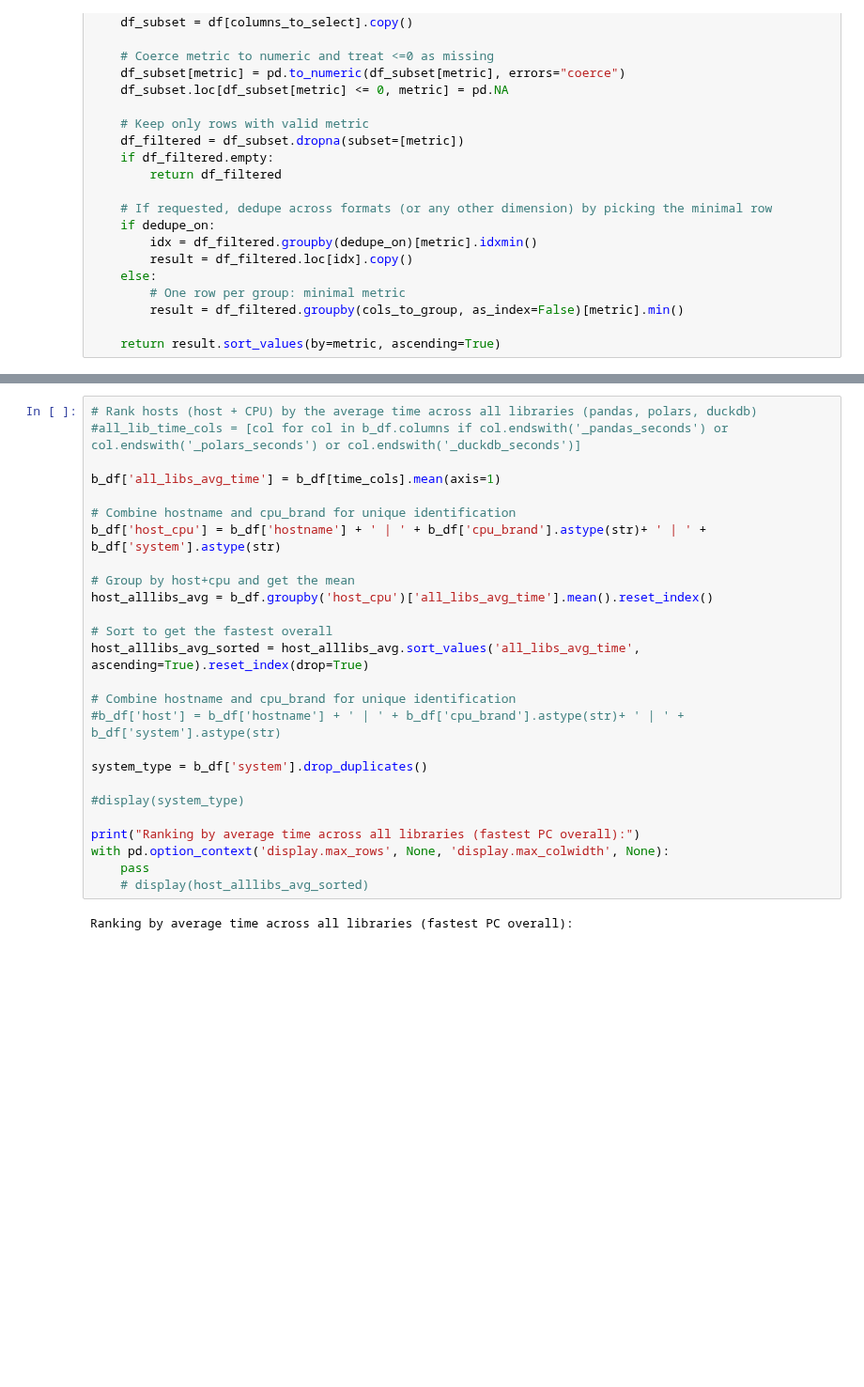
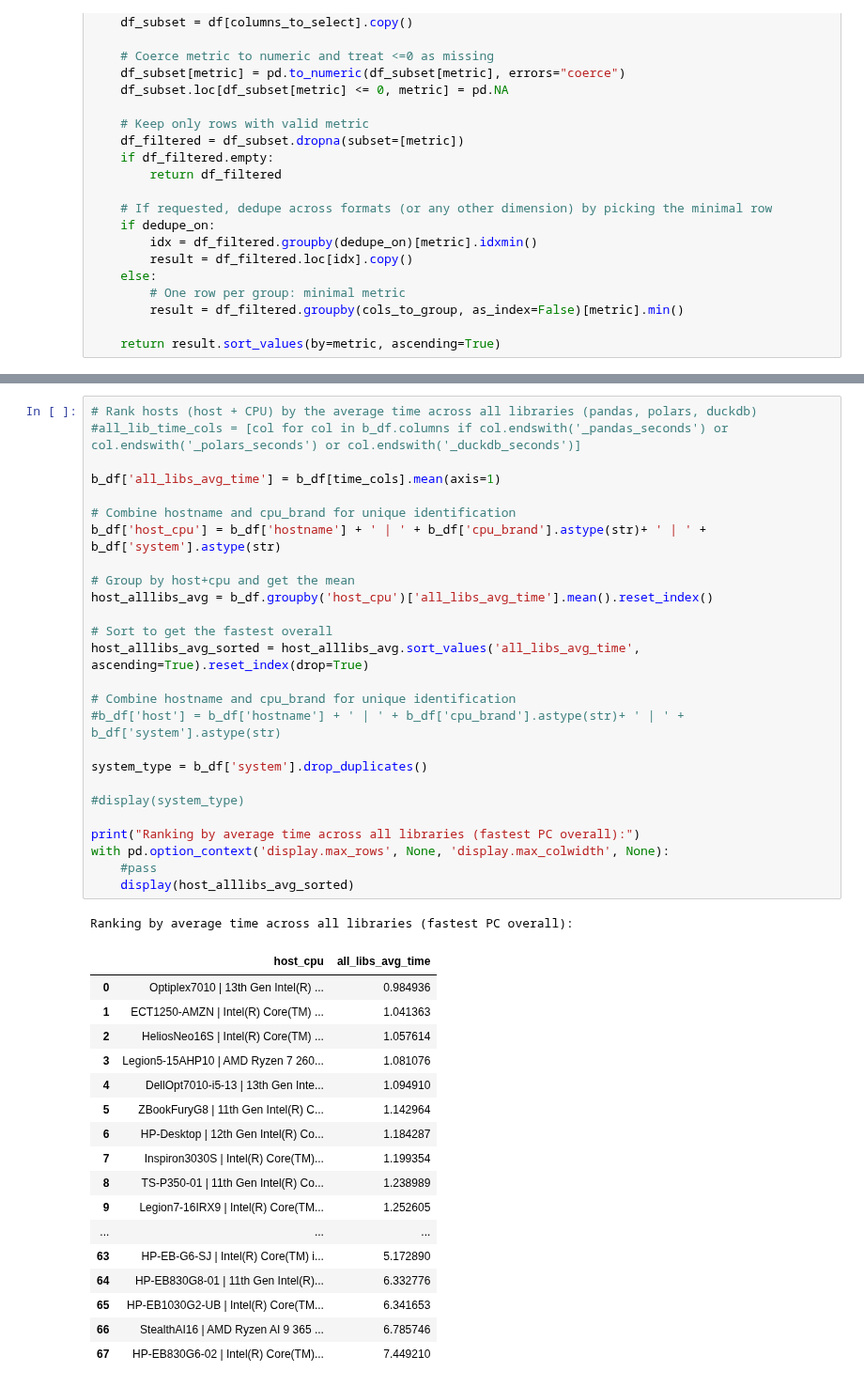
Before and after one commit to lcabrp/data_proc_benchmark, a Jupyter notebook: analysis/01_analysis.ipynb, the cells around one changed output, grey strips where cells are left out. Shown at 94% size. Saved outputs shown, nothing was run; the diff lists cells and outputs as text; blank space fills up the shorter version.

```diff
--- a/analysis/01_analysis.ipynb
+++ b/analysis/01_analysis.ipynb
@@ -390,31 +390,48 @@ Ranking by average duckdb time (ascending):
 # %%
 # Rank hosts (host + CPU) by the average time across all libraries (pandas, polars, duckdb)
 #all_lib_time_cols = [col for col in b_df.columns if col.endswith('_pandas_seconds') or col.endswith('_polars_seconds') or col.endswith('_duckdb_seconds')]
 
 b_df['all_libs_avg_time'] = b_df[time_cols].mean(axis=1)
 
 # Combine hostname and cpu_brand for unique identification
 b_df['host_cpu'] = b_df['hostname'] + ' | ' + b_df['cpu_brand'].astype(str)+ ' | ' + b_df['system'].astype(str)
 
 # Group by host+cpu and get the mean
 host_alllibs_avg = b_df.groupby('host_cpu')['all_libs_avg_time'].mean().reset_index()
 
 # Sort to get the fastest overall
 host_alllibs_avg_sorted = host_alllibs_avg.sort_values('all_libs_avg_time', ascending=True).reset_index(drop=True)
 
 # Combine hostname and cpu_brand for unique identification
 #b_df['host'] = b_df['hostname'] + ' | ' + b_df['cpu_brand'].astype(str)+ ' | ' + b_df['system'].astype(str)
 
 system_type = b_df['system'].drop_duplicates()
 
 #display(system_type)
 
 print("Ranking by average time across all libraries (fastest PC overall):")
 with pd.option_context('display.max_rows', None, 'display.max_colwidth', None):
-    pass
-    # display(host_alllibs_avg_sorted)
+    #pass
+    display(host_alllibs_avg_sorted)
 # %% [output]
 Ranking by average time across all libraries (fastest PC overall):
+|  | host_cpu | all_libs_avg_time |
+| 0 | Optiplex7010 | 13th Gen Intel(R) ... | 0.984936 |
+| 1 | ECT1250-AMZN | Intel(R) Core(TM) ... | 1.041363 |
+| 2 | HeliosNeo16S | Intel(R) Core(TM) ... | 1.057614 |
+| 3 | Legion5-15AHP10 | AMD Ryzen 7 260... | 1.081076 |
+| 4 | DellOpt7010-i5-13 | 13th Gen Inte... | 1.094910 |
+| 5 | ZBookFuryG8 | 11th Gen Intel(R) C... | 1.142964 |
+| 6 | HP-Desktop | 12th Gen Intel(R) Co... | 1.184287 |
+| 7 | Inspiron3030S | Intel(R) Core(TM)... | 1.199354 |
+| 8 | TS-P350-01 | 11th Gen Intel(R) Co... | 1.238989 |
+| 9 | Legion7-16IRX9 | Intel(R) Core(TM... | 1.252605 |
+| ... | ... | ... |
+| 63 | HP-EB-G6-SJ | Intel(R) Core(TM) i... | 5.172890 |
+| 64 | HP-EB830G8-01 | 11th Gen Intel(R)... | 6.332776 |
+| 65 | HP-EB1030G2-UB | Intel(R) Core(TM... | 6.341653 |
+| 66 | StealthAI16 | AMD Ryzen AI 9 365 ... | 6.785746 |
+| 67 | HP-EB830G6-02 | Intel(R) Core(TM)... | 7.449210 |
 # %%
 # Fastest PC overall (hostname + CPU + memory) split by platform (Windows / WSL2 / Linux)
 
```
Also changed, not shown: parts of 9 cells of this notebook, 1 other file.
